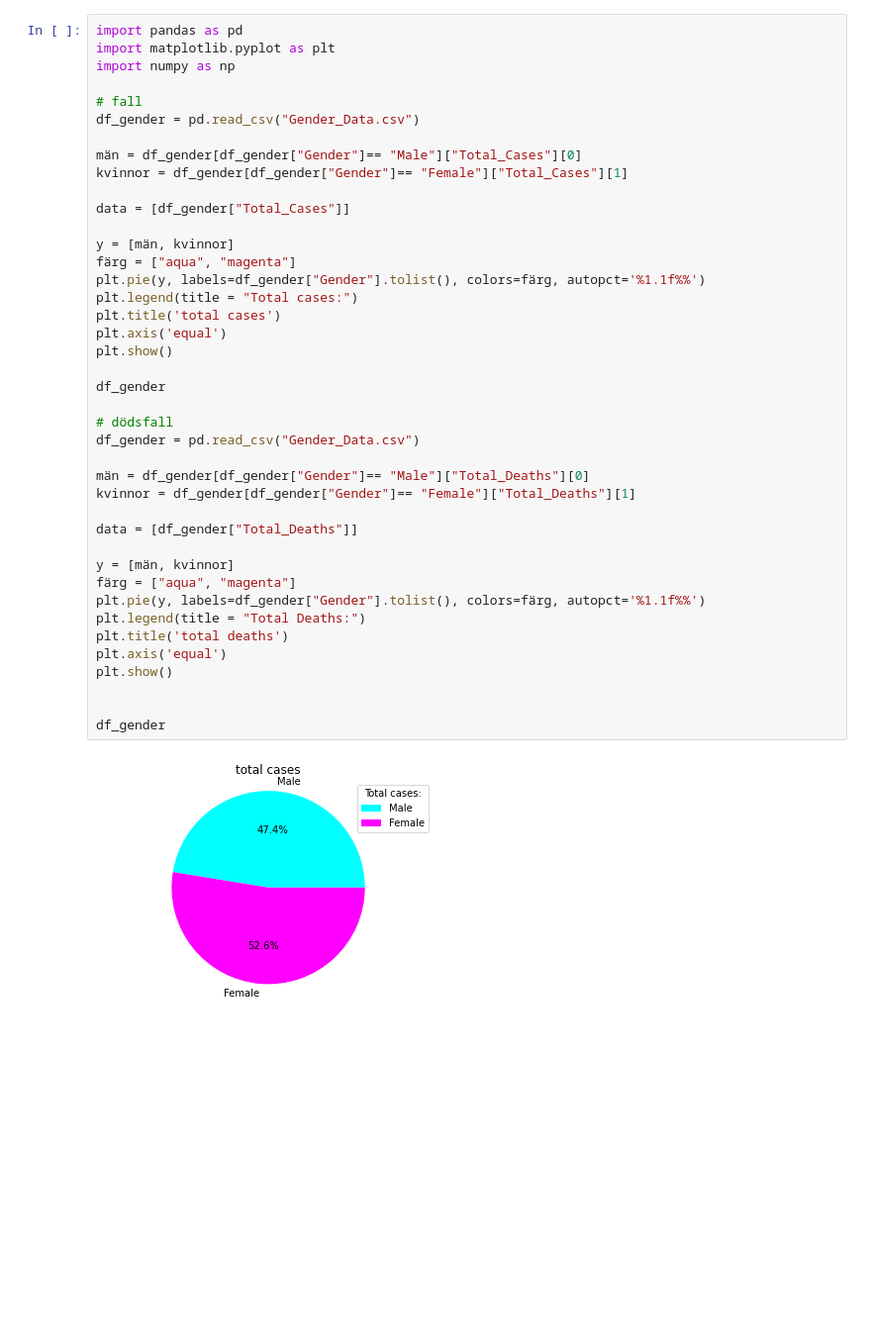
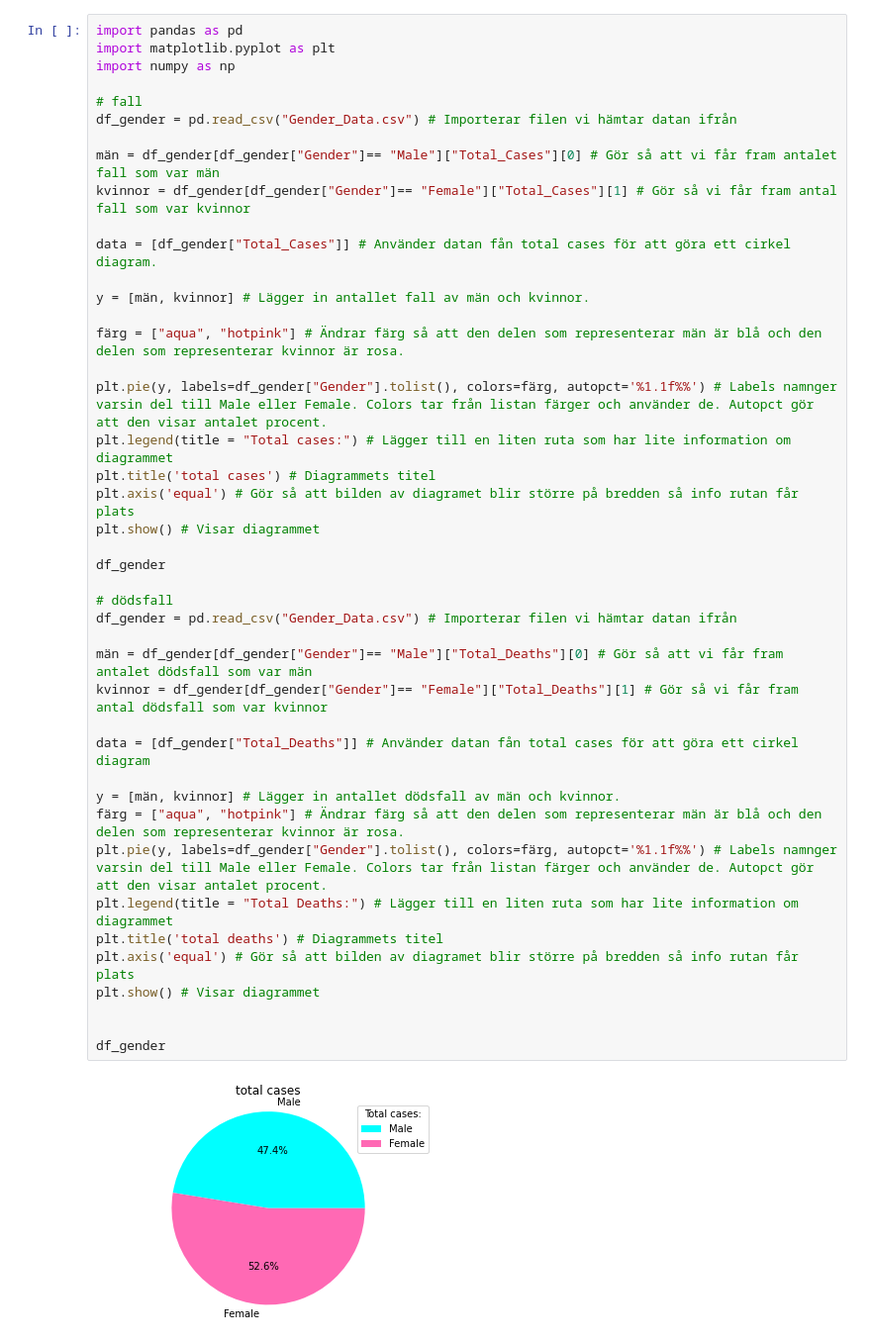
Before and after one commit to OliverBergstrom/Oliver_Bergstrom_TE19D, a Jupyter notebook: Dataprojekt/Dataanalys.ipynb, the cells around one changed output. Shown at 99% size. Cells and saved outputs as stored; diff of their text form; blank space fills up the shorter version.

```diff
--- a/Dataprojekt/Dataanalys.ipynb
+++ b/Dataprojekt/Dataanalys.ipynb
@@ -1,43 +1,45 @@
 # %%
 import pandas as pd
 import matplotlib.pyplot as plt
 import numpy as np
 
 # fall
-df_gender = pd.read_csv("Gender_Data.csv")
+df_gender = pd.read_csv("Gender_Data.csv") # Importerar filen vi hämtar datan ifrån
 
-män = df_gender[df_gender["Gender"]== "Male"]["Total_Cases"][0]
-kvinnor = df_gender[df_gender["Gender"]== "Female"]["Total_Cases"][1]
+män = df_gender[df_gender["Gender"]== "Male"]["Total_Cases"][0] # Gör så att vi får fram antalet fall som var män
+kvinnor = df_gender[df_gender["Gender"]== "Female"]["Total_Cases"][1] # Gör så vi får fram antal fall som var kvinnor
 
-data = [df_gender["Total_Cases"]]
+data = [df_gender["Total_Cases"]] # Använder datan fån total cases för att göra ett cirkel diagram.
 
-y = [män, kvinnor]
-färg = ["aqua", "magenta"]
-plt.pie(y, labels=df_gender["Gender"].tolist(), colors=färg, autopct='%1.1f%%')
-plt.legend(title = "Total cases:")
-plt.title('total cases')
-plt.axis('equal')
-plt.show()
+y = [män, kvinnor] # Lägger in antallet fall av män och kvinnor.
+
+färg = ["aqua", "hotpink"] # Ändrar färg så att den delen som representerar män är blå och den delen som representerar kvinnor är rosa.
+
+plt.pie(y, labels=df_gender["Gender"].tolist(), colors=färg, autopct='%1.1f%%') # Labels namnger varsin del till Male eller Female. Colors tar från listan färger och använder de. Autopct gör att den visar antalet procent.
+plt.legend(title = "Total cases:") # Lägger till en liten ruta som har lite information om diagrammet
+plt.title('total cases') # Diagrammets titel
+plt.axis('equal') # Gör så att bilden av diagramet blir större på bredden så info rutan får plats
+plt.show() # Visar diagrammet
 
 df_gender
 
 # dödsfall
-df_gender = pd.read_csv("Gender_Data.csv")
+df_gender = pd.read_csv("Gender_Data.csv") # Importerar filen vi hämtar datan ifrån
 
-män = df_gender[df_gender["Gender"]== "Male"]["Total_Deaths"][0]
-kvinnor = df_gender[df_gender["Gender"]== "Female"]["Total_Deaths"][1]
+män = df_gender[df_gender["Gender"]== "Male"]["Total_Deaths"][0] # Gör så att vi får fram antalet dödsfall som var män
+kvinnor = df_gender[df_gender["Gender"]== "Female"]["Total_Deaths"][1] # Gör så vi får fram antal dödsfall som var kvinnor
 
-data = [df_gender["Total_Deaths"]]
+data = [df_gender["Total_Deaths"]] # Använder datan fån total cases för att göra ett cirkel diagram
 
-y = [män, kvinnor]
-färg = ["aqua", "magenta"]
-plt.pie(y, labels=df_gender["Gender"].tolist(), colors=färg, autopct='%1.1f%%')
-plt.legend(title = "Total Deaths:")
-plt.title('total deaths')
-plt.axis('equal')
-plt.show()
+y = [män, kvinnor] # Lägger in antallet dödsfall av män och kvinnor.
+färg = ["aqua", "hotpink"] # Ändrar färg så att den delen som representerar män är blå och den delen som representerar kvinnor är rosa.
+plt.pie(y, labels=df_gender["Gender"].tolist(), colors=färg, autopct='%1.1f%%') # Labels namnger varsin del till Male eller Female. Colors tar från listan färger och använder de. Autopct gör att den visar antalet procent.
+plt.legend(title = "Total Deaths:") # Lägger till en liten ruta som har lite information om diagrammet
+plt.title('total deaths') # Diagrammets titel
+plt.axis('equal') # Gör så att bilden av diagramet blir större på bredden så info rutan får plats
+plt.show() # Visar diagrammet
 
 
 df_gender
 # %% [output]
-[figure, old version]
+[figure, new version]
```
Also changed, not shown: parts of 5 cells of this notebook.
